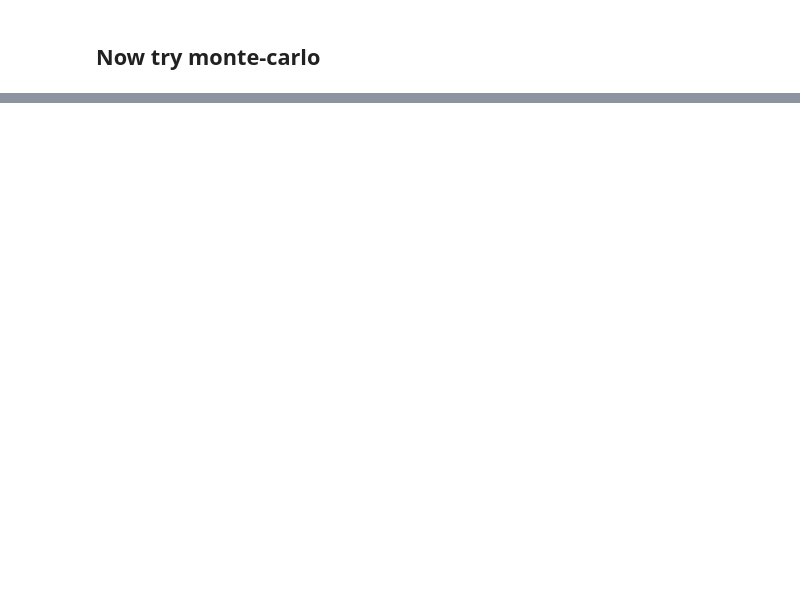
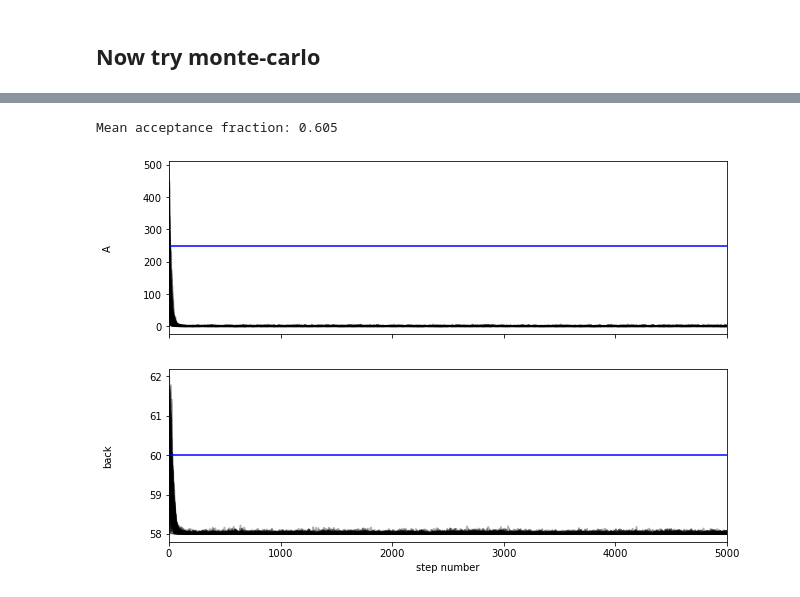
Before and after one commit to floydie7/SPT_AGN, a Jupyter notebook: Mock_generation_2022.ipynb, the cells around one changed output, grey strips where cells are left out. Drawn from its saved outputs; the diff is of its cells as text; code cells hidden in the pictures; blank space fills up the shorter version.

```diff
--- a/Mock_generation_2022.ipynb
+++ b/Mock_generation_2022.ipynb
@@ -267,14 +313,14 @@ all_df
 # %% [markdown]
 ## Now try monte-carlo
 # %%
-def lnlike(points, integral):
+def lnlike(points: ArrayLike, integral: float) -> float:
     pi_loglike_sum=np.log(points)
     pi_loglike=np.sum(pi_loglike_sum) - integral
     return pi_loglike
 # %%
-def lnpriorU(theta):
+def lnpriorU(theta: ArrayLike):
     beta, A, back = theta
-    if 0.1 <= beta <=1.0 and 0.0 <= A < 500 and 580 <= back <= 620:
+    if 0.1 <= beta <=1.0 and 0.0 <= A < 500 and 58.0 <= back <= 62.0:
         return 0.0
     return -np.inf
 # %%
@@ -282,6 +328,6 @@ def lnpriorN(pos_val,mean,sig):
     return -0.5*np.sum(((pos_val-mean)/sig)**2)
 # %%
-def lnprob(pos, points):
+def lnprob(pos: tuple[float], points: ArrayLike) -> float:
     A=pos[0]
     beta=beta0
     rc=rc0
@@ -297,18 +343,20 @@ def lnprob(pos, points):
     #### CHANGE ME DON"T THINK THESE ARE RIGHT SHAPES
 
     ri=points
-    nicl=model_rate(ri,A,beta,rc,rmax,0.0)
-    nibk=model_rate(ri,0.0,beta,rc,rmax,backbk)
-    ni=nicl+nibk
+    # nicl=model_rate(ri, A, beta, rc, rmax, 0.0)
+    # nibk=model_rate(ri, 0.0, beta, rc, rmax, backbk)
+    # ni=nicl+nibk
+    ni = model_rate(ri, A, beta, rc, rmax, backbk)
 
     rall=np.linspace(0.0,rmax,100)
-    nallcl=model_rate(rall,A,beta,rc,rmax,0.0)
-    nallbk=model_rate(rall,0.0,beta,rc,rmax,backbk)
-    nall=nallcl+nallbk
+    # nallcl=model_rate(rall,A,beta,rc,rmax,0.0)
+    # nallbk=model_rate(rall,0.0,beta,rc,rmax,backbk)
+    # nall=nallcl+nallbk
+    nall = model_rate(rall, A, beta, rc, rmax, backbk)
 
     integral=np.trapz(2.*np.pi*nall*rall,rall)
 
-    lpP=lnlike(ni, integral)
+    lpP=lnlike(ni * ri, integral)
     return lpP + lpU
 # %%
 import emcee
@@ -319,31 +381,38 @@ all_df
 rad_final=np.array(bk_df['r'])
 points=rad_final
 
-start=np.array([0,600])
+start=np.array([cl_rate, bk_rate])
 sigma=np.array([0.0005,0.0001])
 ndim, nwalkers = 2, 50
 ### generate the starting positions
-pos = np.array([start + sigma*np.random.randn(ndim) for i in range(nwalkers)])
+# pos = np.array([start + rng.uniform(loc=0, scale=sigma, size=ndim) for i in range(nwalkers)])
+pos = np.array([rng.uniform(low=0., high=500, size=nwalkers),
+                rng.uniform(low=58.0, high=62.0, size=nwalkers)]).T
 
 ###
 sampler = emcee.EnsembleSampler(nwalkers, ndim, lnprob, threads=1, args=[points])
-sampler.run_mcmc(pos, 5000, progress=True);
+sampler.run_mcmc(pos, 5000, progress=True)
 ###
 
 
 print("Mean acceptance fraction: {0:.3f}".format(np.mean(sampler.acceptance_fraction)))
+# %% [output]
+Mean acceptance fraction: 0.605
 # %%
-fig, axes = plt.subplots(3, figsize=(10, 7), sharex=True)
+fig, axes = plt.subplots(2, figsize=(10, 7), sharex='col')
 samples = sampler.get_chain()
 labels = ["A", "back"]
 for i in range(ndim):
     ax = axes[i]
     ax.plot(samples[:, :, i], "k", alpha=0.3)
     ax.set_xlim(0, len(samples))
     ax.set_ylabel(labels[i])
     ax.yaxis.set_label_coords(-0.1, 0.5)
-
+axes[0].axhline(y=cl_rate, c='b')
+axes[1].axhline(y=bk_rate, c='b')
 axes[-1].set_xlabel("step number");
+# %% [output]
+[figure, added]
 # %%
 flat_samples = sampler.get_chain(discard=100, thin=15, flat=True)
 print(flat_samples.shape)
```
Also changed, not shown: parts of 27 cells of this notebook.
